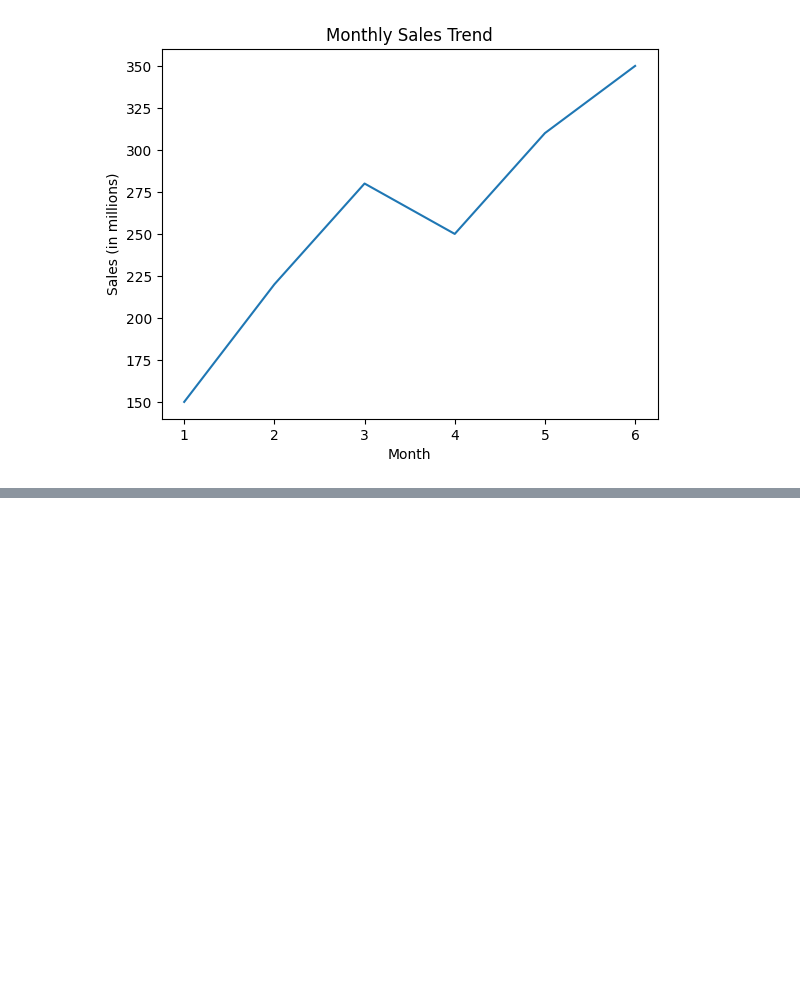
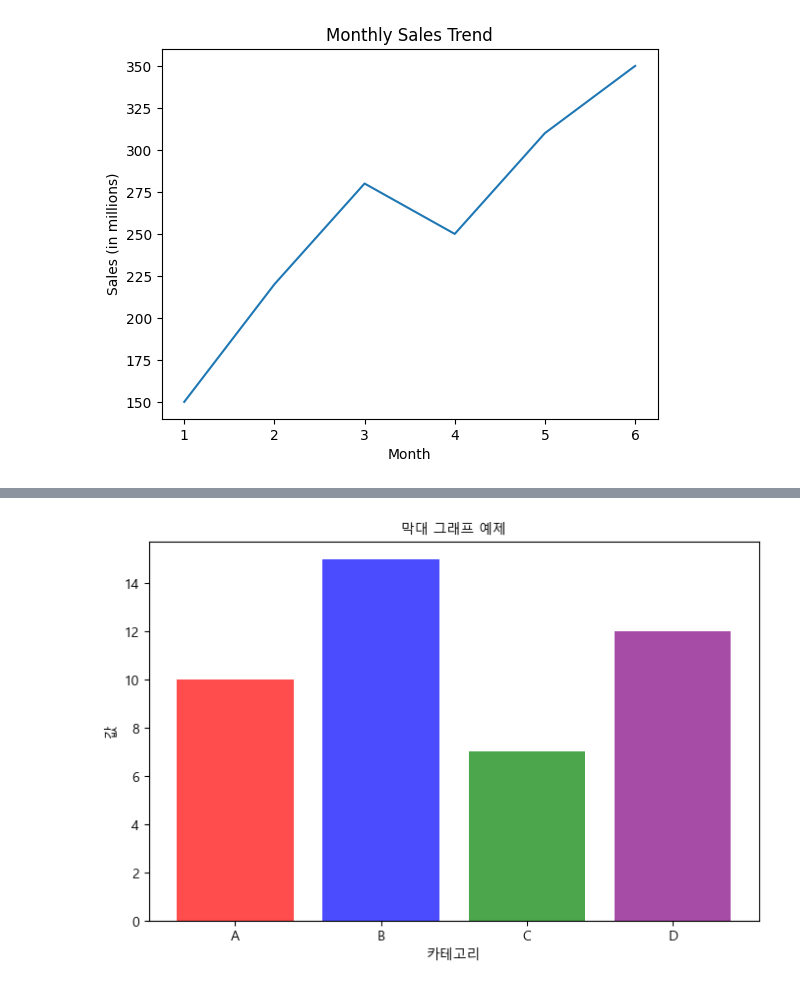
Before and after one commit to reokkamy/Phtyon-Basic-250901-k6, a Jupyter notebook: ch7/matplotlib_test.ipynb, the cells around one changed output, grey strips where cells are left out. Cells and saved outputs as stored; diff of their text form; code cells hidden in the pictures; blank space fills up the shorter version.

```diff
--- a/ch7/matplotlib_test.ipynb
+++ b/ch7/matplotlib_test.ipynb
@@ -58,0 +135,36 @@ plt.show()
+# %%
+# 예시 3
+# ② 막대 그래프 (Bar Chart)
+# 카테고리별 비교를 할 때 유용합니다.
+
+# 2. 막대 그래프
+x = ["A", "B", "C", "D"]
+y = [10, 15, 7, 12]
+plt.figure(figsize=(8, 5))
+
+plt.bar(x, y, color=['red', 'blue', 'green', 'purple'], alpha=0.7)
+
+plt.xlabel("카테고리", fontproperties=font_prop)
+plt.ylabel("값", fontproperties=font_prop)
+plt.title("막대 그래프 예제", fontproperties=font_prop)
+plt.show()
+
+# 주요 옵션
+#
+# color=['red', 'blue'] → 막대 색상 설정
+# alpha=0.7 → 투명도 조절 (0~1)
+#
+# 📌 추가 옵션
+#
+# edgecolor='black' → 막대 테두리 색상
+# hatch='/' → 막대 내부 패턴 ('/', '\\', '-', 'x')
+# width=0.5 → 막대 너비 조절
+# plt.xticks(rotation=45) → X축 레이블 회전
+# log=True → 로그 스케일 적용
+# bottom=5 → 막대의 시작 위치 변경
+# plt.barh(x, y, color='green') → 가로 막대 그래프 (bar() → barh())
+# plt.axhline(y=10, color='r', linestyle='--') → 특정 y값에 기준선 추가
+# plt.text(x, y, '값', ha='center', va='bottom') → 막대 위에 값 추가
+# plt.bar(x, y, alpha=0.5, label='데이터') → 투명도 조절 후 범례 추가
+# %% [output]
+[figure, added]
```
Also changed, not shown: parts of 8 cells of this notebook.
